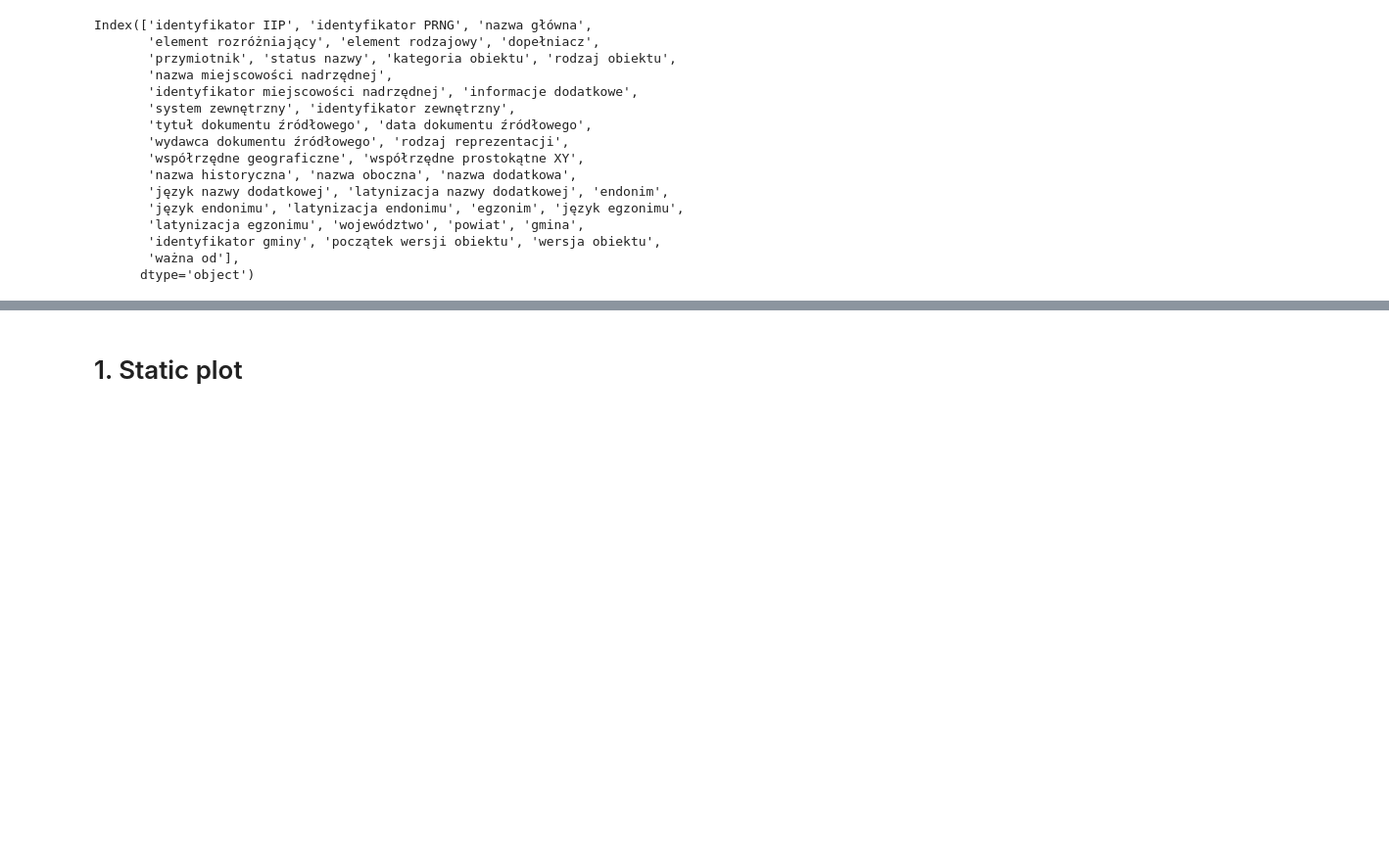
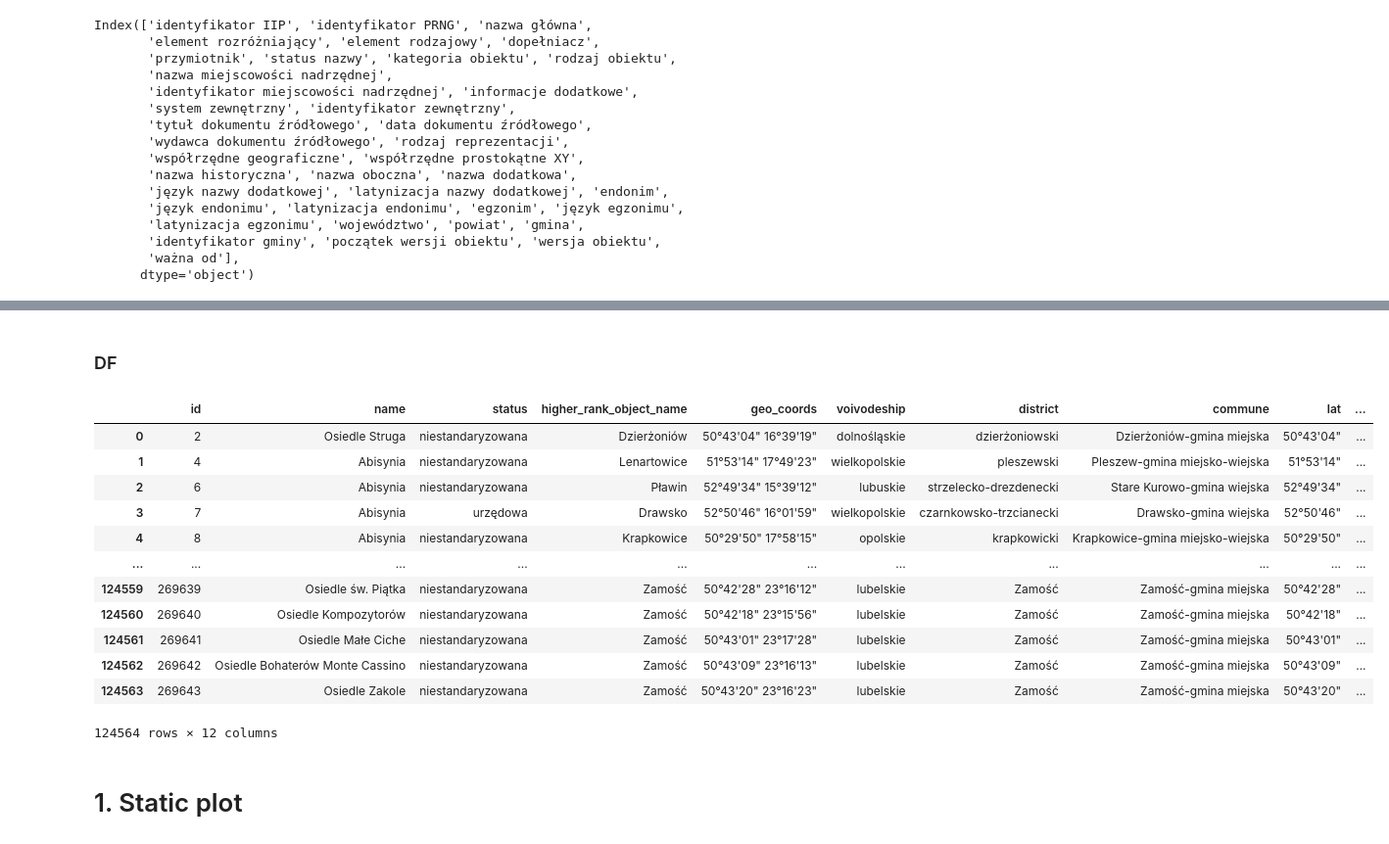
Before and after one commit to KosAqH/Cities-Visualization, a Jupyter notebook: test.ipynb, the cells around one changed output, grey strips where cells are left out. Shown at 98% size. Drawn from its saved outputs; the diff is of its cells as text; code cells hidden in the pictures; blank space fills up the shorter version.

```diff
--- a/test.ipynb
+++ b/test.ipynb
@@ -184,0 +318,2 @@ KeyError: "['nazwa_główna', 'status_nazwy'] not in index"
+# %% [markdown]
+### DF
@@ -185,2 +331,18 @@ KeyError: "['nazwa_główna', 'status_nazwy'] not in index"
+# %%
+df
+# %% [output]
+|  | id | name | status | higher_rank_object_name | geo_coords | voivodeship | district | commune | lat | ... |
+| 0 | 2 | Osiedle Struga | niestandaryzowana | Dzierżoniów | 50°43'04" 16°39'19" | dolnośląskie | dzierżoniowski | Dzierżoniów-gmina miejska | 50°43'04" | ... |
+| 1 | 4 | Abisynia | niestandaryzowana | Lenartowice | 51°53'14" 17°49'23" | wielkopolskie | pleszewski | Pleszew-gmina miejsko-wiejska | 51°53'14" | ... |
+| 2 | 6 | Abisynia | niestandaryzowana | Pławin | 52°49'34" 15°39'12" | lubuskie | strzelecko-drezdenecki | Stare Kurowo-gmina wiejska | 52°49'34" | ... |
+| 3 | 7 | Abisynia | urzędowa | Drawsko | 52°50'46" 16°01'59" | wielkopolskie | czarnkowsko-trzcianecki | Drawsko-gmina wiejska | 52°50'46" | ... |
+| 4 | 8 | Abisynia | niestandaryzowana | Krapkowice | 50°29'50" 17°58'15" | opolskie | krapkowicki | Krapkowice-gmina miejsko-wiejska | 50°29'50" | ... |
+| ... | ... | ... | ... | ... | ... | ... | ... | ... | ... | ... |
+| 124559 | 269639 | Osiedle św. Piątka | niestandaryzowana | Zamość | 50°42'28" 23°16'12" | lubelskie | Zamość | Zamość-gmina miejska | 50°42'28" | ... |
+| 124560 | 269640 | Osiedle Kompozytorów | niestandaryzowana | Zamość | 50°42'18" 23°15'56" | lubelskie | Zamość | Zamość-gmina miejska | 50°42'18" | ... |
+| 124561 | 269641 | Osiedle Małe Ciche | niestandaryzowana | Zamość | 50°43'01" 23°17'28" | lubelskie | Zamość | Zamość-gmina miejska | 50°43'01" | ... |
+| 124562 | 269642 | Osiedle Bohaterów Monte Cassino | niestandaryzowana | Zamość | 50°43'09" 23°16'13" | lubelskie | Zamość | Zamość-gmina miejska | 50°43'09" | ... |
+| 124563 | 269643 | Osiedle Zakole | niestandaryzowana | Zamość | 50°43'20" 23°16'23" | lubelskie | Zamość | Zamość-gmina miejska | 50°43'20" | ... |
+124564 rows × 12 columns
 # %% [markdown]
 # 1. Static plot
```
Also changed, not shown: parts of 18 cells of this notebook.
